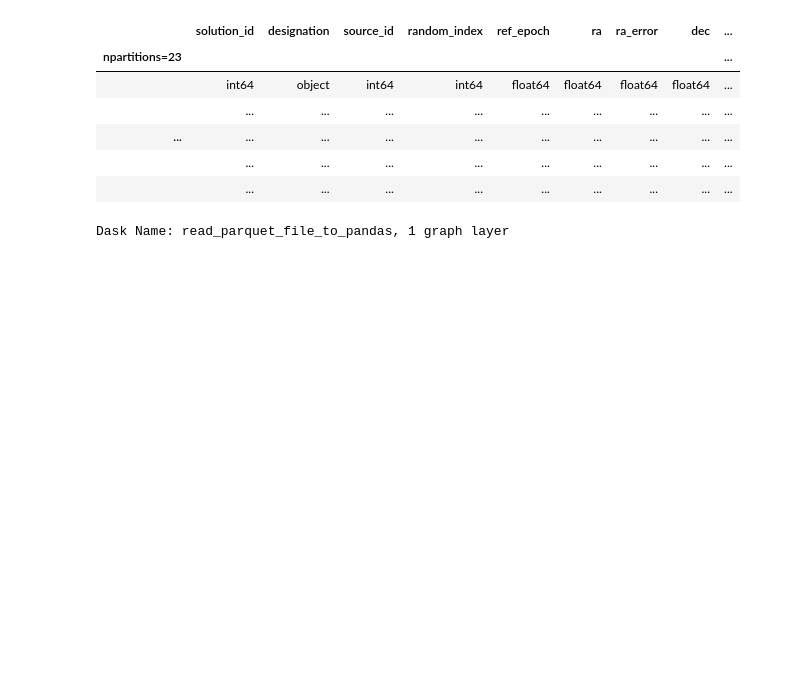
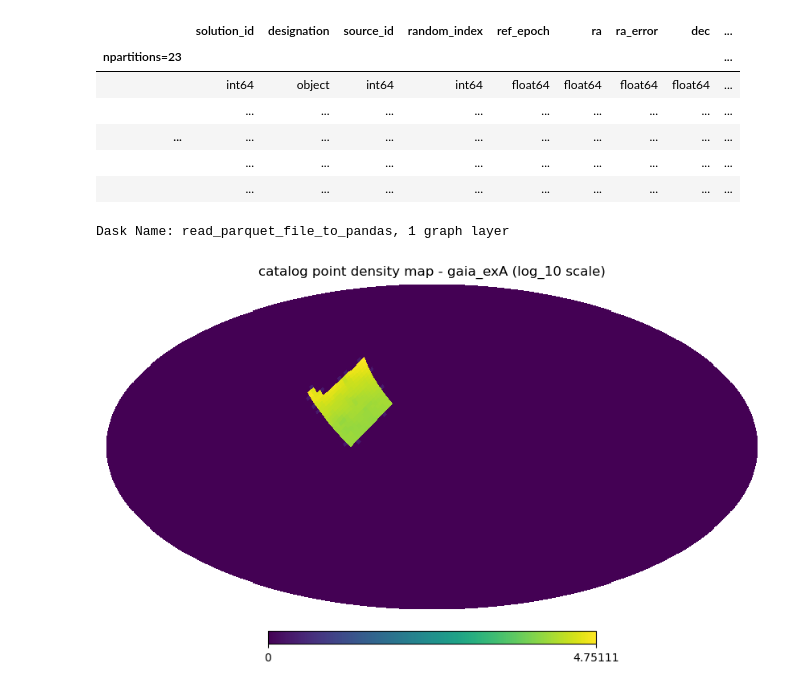
Before and after one commit to swyatt7/ADASS_LSDB_tutorial, a Jupyter notebook: nb/section5.ipynb, the cells around one changed output. Drawn from its saved outputs; the diff is of its cells as text; code cells hidden in the pictures; blank space fills up the shorter version.

```diff
--- a/nb/section5.ipynb
+++ b/nb/section5.ipynb
@@ -85,3 +88,8 @@ Dask DataFrame Structure:
 |  | ... | ... | ... | ... | ... | ... | ... | ... | ... |
 |  | ... | ... | ... | ... | ... | ... | ... | ... | ... |
 Dask Name: read_parquet_file_to_pandas, 1 graph layer
+# %%
+from hipscat.inspection import plot_points
+plot_points(gaia.hc_structure)
+# %% [output]
+[figure, added]
```
Also changed, not shown: parts of 2 cells of this notebook, 4 other files.
